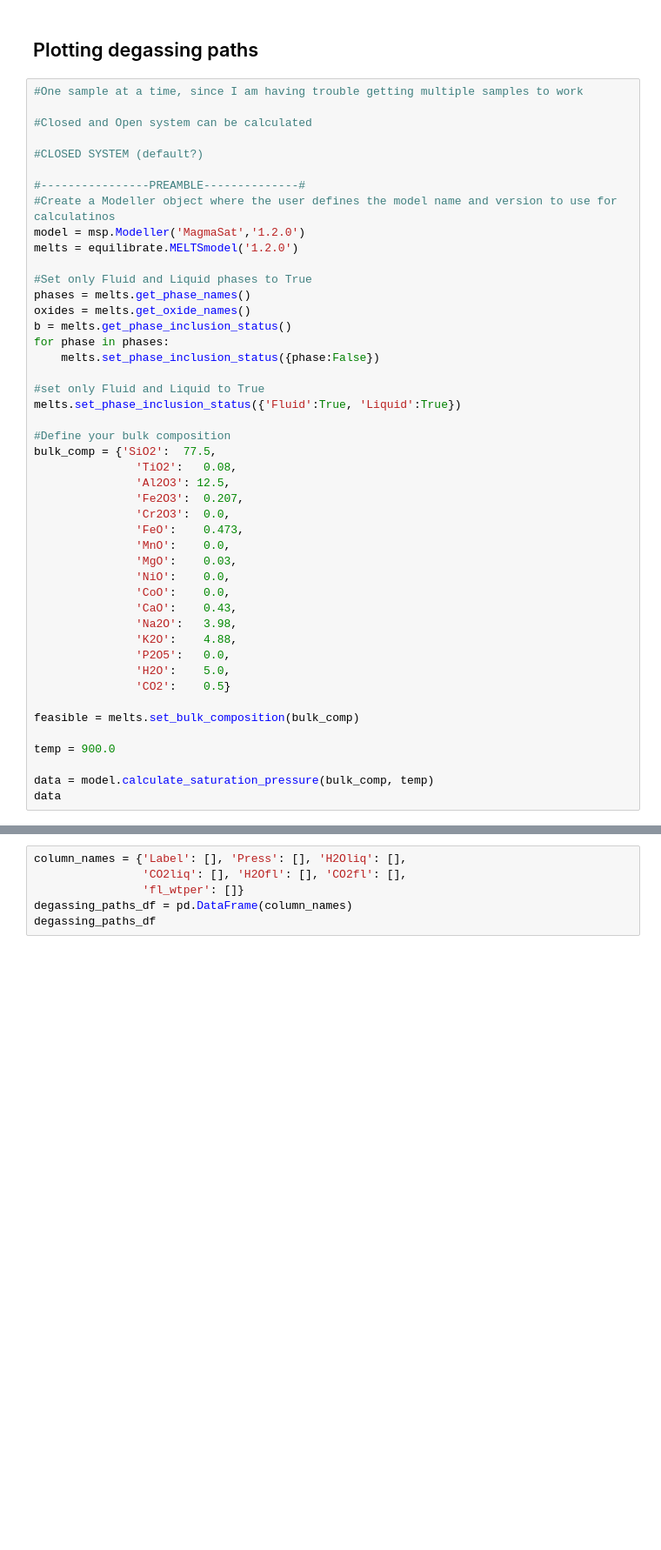
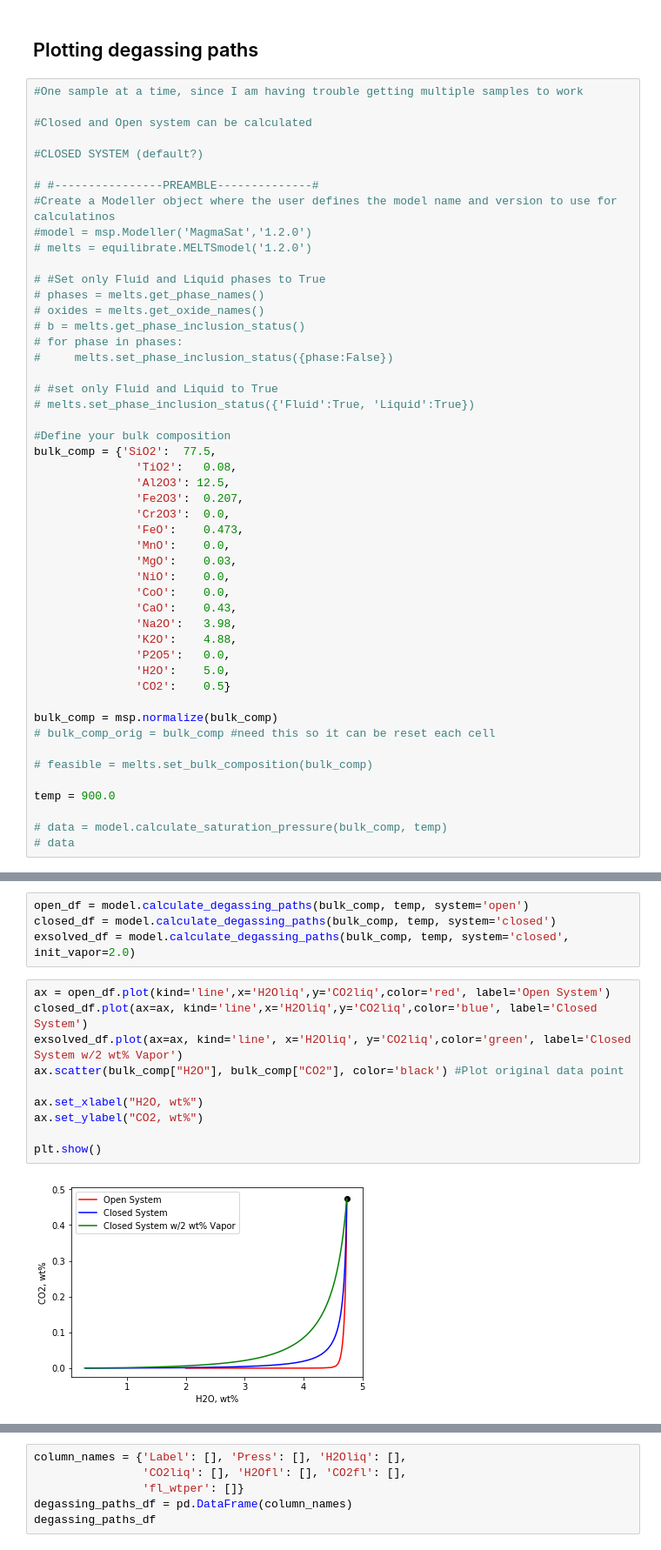
Before and after one commit to kaylai/VESIcal, a Jupyter notebook: testNotebooks/MSP-Library-Testing.ipynb, the cells around one changed output, grey strips where cells are left out. Shown at 87% size. Saved outputs shown, nothing was run; the diff lists cells and outputs as text; blank space fills up the shorter version.

Commit message:
Added functionality to calculate and plot degassing paths. Open and closed system (with our without initial vapor present) are possible.

```diff
--- a/testNotebooks/MSP-Library-Testing.ipynb
+++ b/testNotebooks/MSP-Library-Testing.ipynb
@@ -22,20 +22,20 @@ data = myfile.data
 
 #CLOSED SYSTEM (default?)
 
-#----------------PREAMBLE--------------#
+# #----------------PREAMBLE--------------#
 #Create a Modeller object where the user defines the model name and version to use for calculatinos
-model = msp.Modeller('MagmaSat','1.2.0')
-melts = equilibrate.MELTSmodel('1.2.0')
+#model = msp.Modeller('MagmaSat','1.2.0')
+# melts = equilibrate.MELTSmodel('1.2.0')
 
-#Set only Fluid and Liquid phases to True
-phases = melts.get_phase_names()
-oxides = melts.get_oxide_names()
-b = melts.get_phase_inclusion_status()
-for phase in phases:
-    melts.set_phase_inclusion_status({phase:False})
+# #Set only Fluid and Liquid phases to True
+# phases = melts.get_phase_names()
+# oxides = melts.get_oxide_names()
+# b = melts.get_phase_inclusion_status()
+# for phase in phases:
+#     melts.set_phase_inclusion_status({phase:False})
 
-#set only Fluid and Liquid to True
-melts.set_phase_inclusion_status({'Fluid':True, 'Liquid':True})
+# #set only Fluid and Liquid to True
+# melts.set_phase_inclusion_status({'Fluid':True, 'Liquid':True})
 
 #Define your bulk composition
 bulk_comp = {'SiO2':  77.5,
@@ -55,9 +55,12 @@ bulk_comp = {'SiO2':  77.5,
                'H2O':    5.0,
                'CO2':    0.5}
 
-feasible = melts.set_bulk_composition(bulk_comp)
+bulk_comp = msp.normalize(bulk_comp)
+# bulk_comp_orig = bulk_comp #need this so it can be reset each cell
+
+# feasible = melts.set_bulk_composition(bulk_comp)
 
 temp = 900.0
 
-data = model.calculate_saturation_pressure(bulk_comp, temp)
-data
+# data = model.calculate_saturation_pressure(bulk_comp, temp)
+# data
@@ -84,0 +69,16 @@ data
+# %%
+open_df = model.calculate_degassing_paths(bulk_comp, temp, system='open')
+closed_df = model.calculate_degassing_paths(bulk_comp, temp, system='closed')
+exsolved_df = model.calculate_degassing_paths(bulk_comp, temp, system='closed', init_vapor=2.0)
+# %%
+ax = open_df.plot(kind='line',x='H2Oliq',y='CO2liq',color='red', label='Open System')
+closed_df.plot(ax=ax, kind='line',x='H2Oliq',y='CO2liq',color='blue', label='Closed System')
+exsolved_df.plot(ax=ax, kind='line', x='H2Oliq', y='CO2liq',color='green', label='Closed System w/2 wt% Vapor')
+ax.scatter(bulk_comp["H2O"], bulk_comp["CO2"], color='black') #Plot original data point
+
+ax.set_xlabel("H2O, wt%")
+ax.set_ylabel("CO2, wt%")
+
+plt.show()
+# %% [output]
+[figure, added]
```
Also changed, not shown: parts of 13 cells of this notebook, 4 other files.
